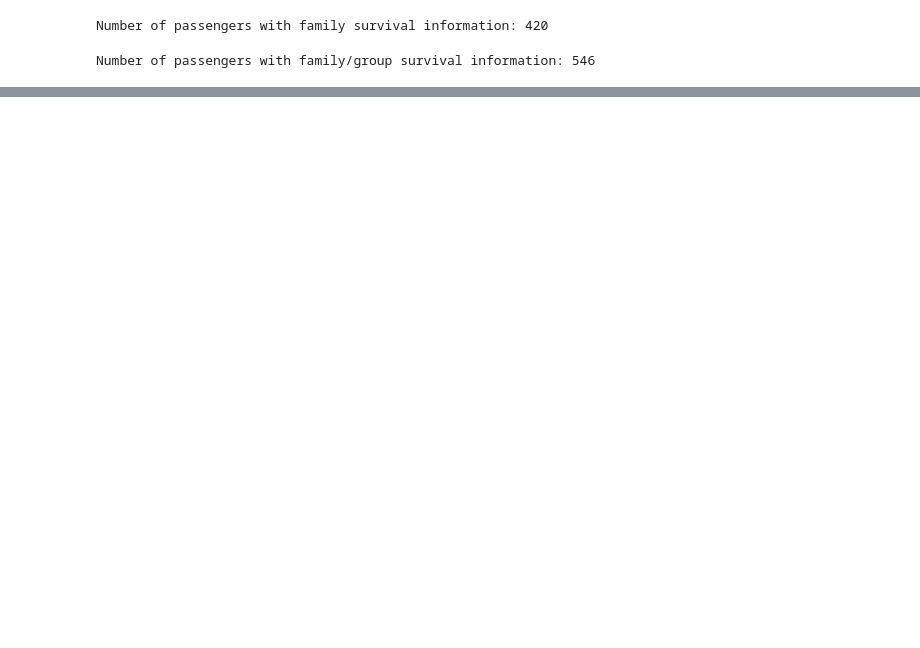
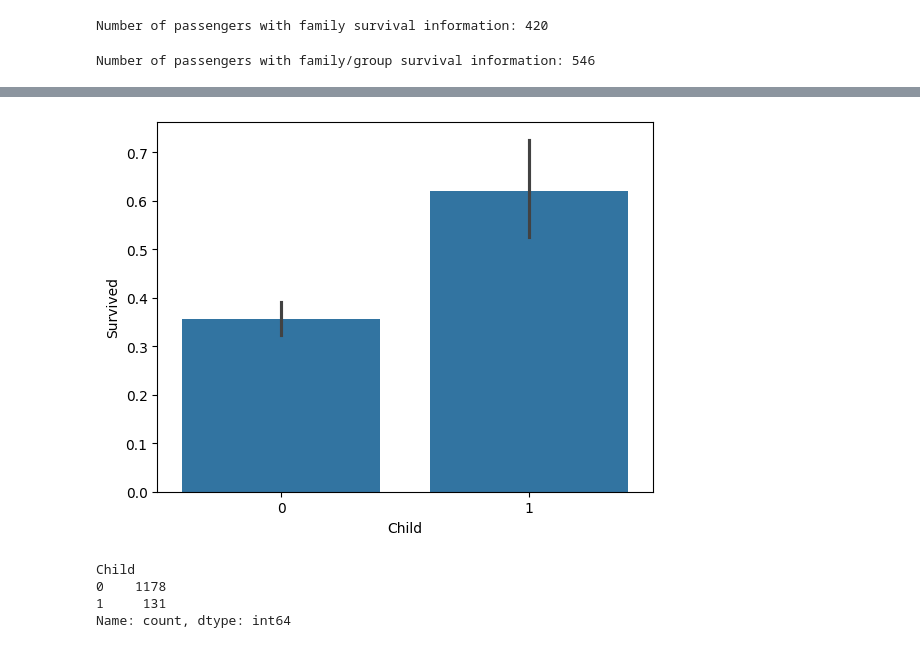
Before and after one commit to Jacobpes/titanic, a Jupyter notebook: EDA.ipynb, the cells around one changed output, grey strips where cells are left out. Cells and saved outputs as stored; diff of their text form; code cells hidden in the pictures; blank space fills up the shorter version.

```diff
--- a/EDA.ipynb
+++ b/EDA.ipynb
@@ -392,0 +394,46 @@ print(test_df.head(5))
+# %%
+# Calculate Family_Size from SibSp and Parch
+data_df['Family_Size'] = data_df['Parch'] + data_df['SibSp']
+# Feature Engineering: Creating interaction terms as an example
+data_df['IsAlone'] = (data_df['Family_Size'] == 0).astype(int) # Family_value 3
+data_df['SmallFamily'] = ((data_df['Family_Size'] > 0) & (data_df['Family_Size'] < 5)).astype(int) # Family_value = 2
+data_df['LargeFamily'] = (data_df['Family_Size'] >= 5).astype(int) #Family_value = 1
+
+data_df['Family_value'] = (data_df['Family_Size'] >= 5).astype(int) * 1 + ((data_df['Family_Size'] > 0) & (data_df['Family_Size'] < 5)).astype(int) * 2 + (data_df['Family_Size'] == 0).astype(int) *3 /10
+
+# Family_title = Title_value * Family_value
+data_df['Family_title'] = data_df['Family_value'] * data_df['Title_value']
+
+# drop family size
+data_df = data_df.drop(columns='Family_Size')
+
+# Create copies of the slices to avoid SettingWithCopyWarning
+train_df = data_df.loc[:890].copy()
+test_df = data_df.loc[891:].copy()
+# %%
+sex_mapping = {'female':0, 'male':1}
+data_df['Sex'] = data_df['Sex'].map(sex_mapping).astype(int)
+
+# If 'Sex' is NaN, set it to 1
+data_df['Sex'] = data_df['Sex'].fillna(1)
+
+train_df = data_df.loc[:890].copy()
+test_df = data_df.loc[891:].copy()
+# %%
+data_df['Child'] = 0
+data_df.loc[(data_df['Age'] < 18) & (data_df['Sex'] == 0), 'Child'] = 1
+data_df.loc[(data_df['Age'] < 16) & (data_df['Sex'] == 1), 'Child'] = 1
+
+train_df = data_df.loc[:890].copy()
+test_df = data_df.loc[891:].copy()
+
+# Plot the survival probability for children and show how many children survived
+sns.barplot(x='Child', y='Survived', data=train_df)
+plt.show()
+print(data_df['Child'].value_counts())
+# %% [output]
+[figure, added]
+Child
+0    1178
+1     131
+Name: count, dtype: int64
```
Also changed, not shown: parts of 28 cells of this notebook.
